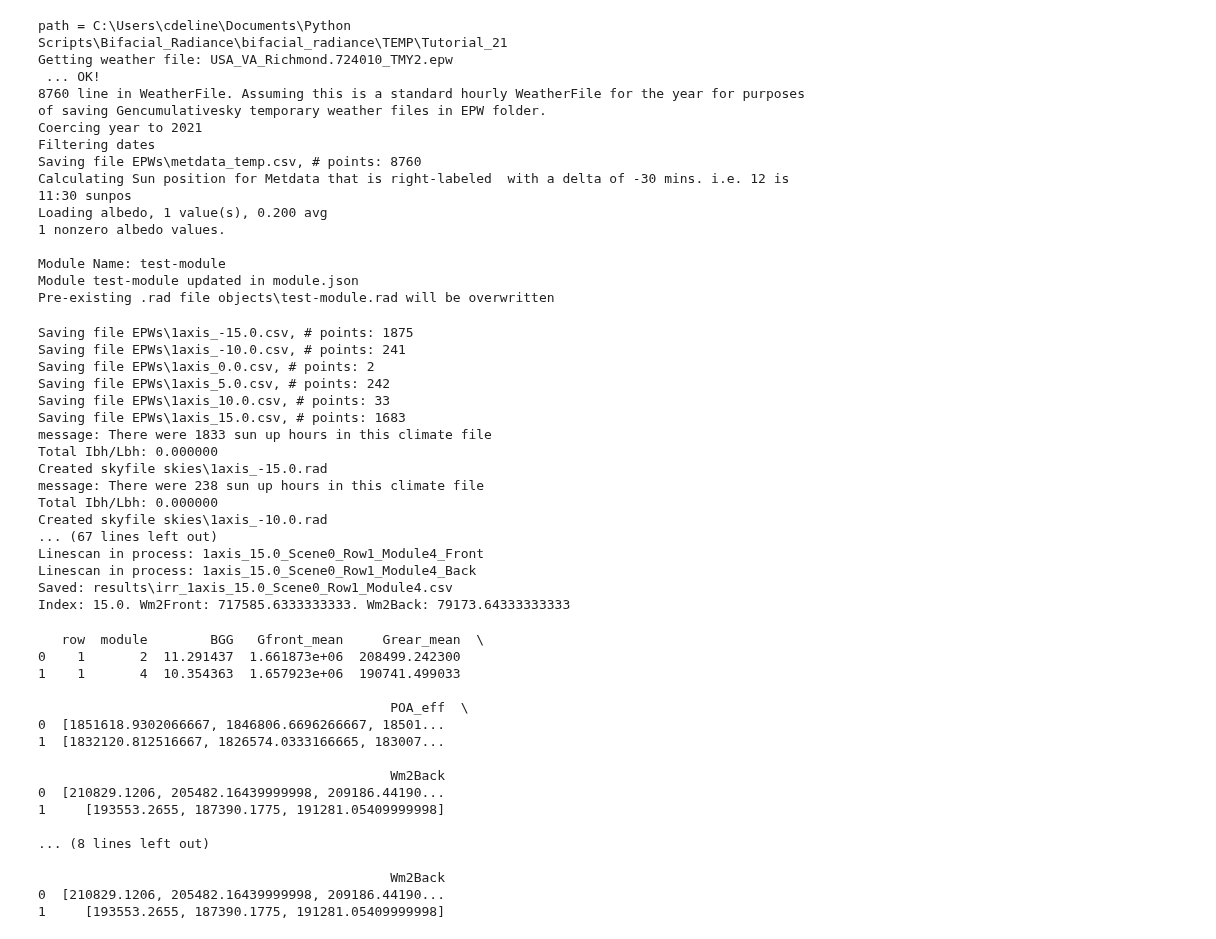
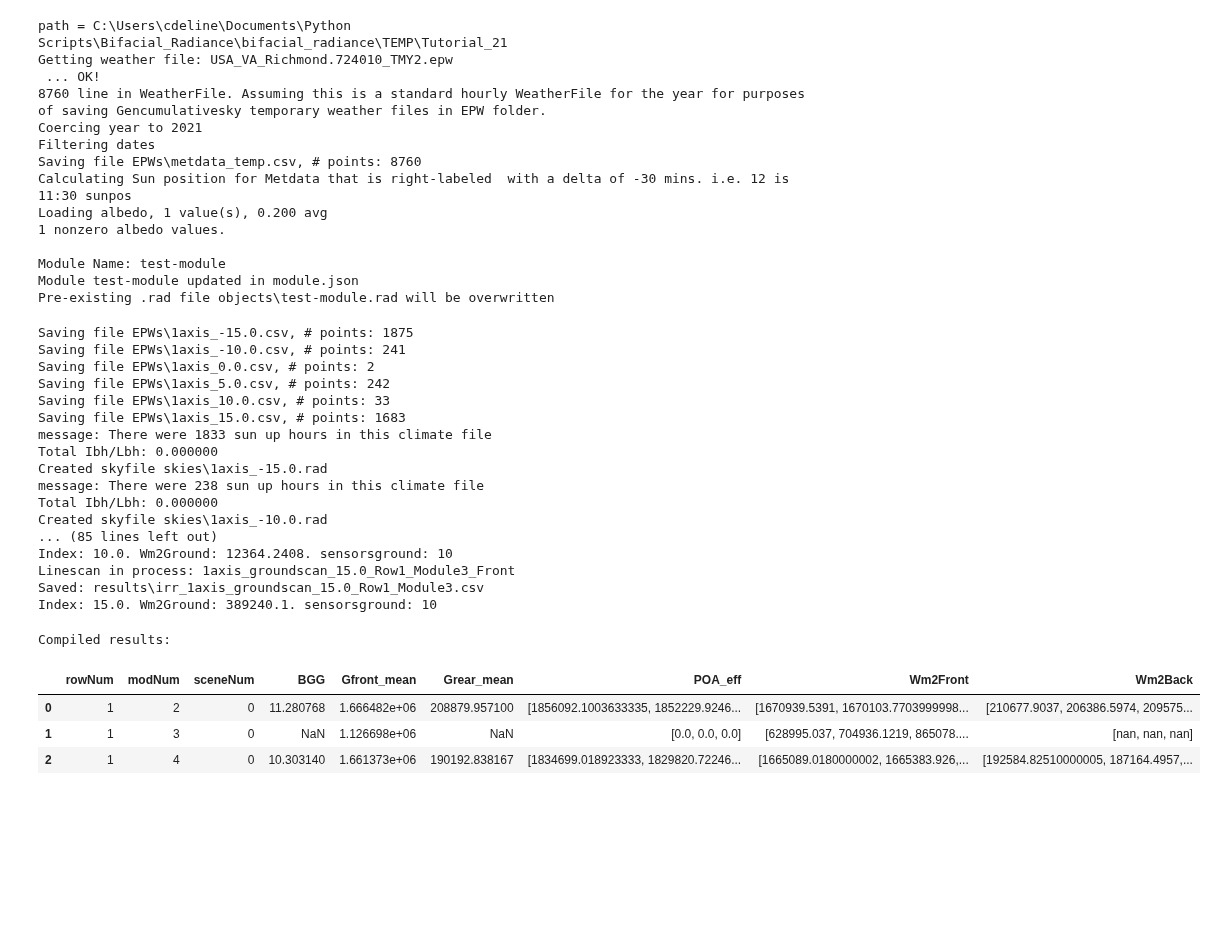
Before and after one commit to NREL/bifacial_radiance, a Jupyter notebook: docs/tutorials/21 - Weather to Module Performance.ipynb, the cells around one changed output. Drawn from its saved outputs; the diff is of its cells as text; code cells hidden in the pictures; blank space fills up the shorter version.

Commit message:
Big changes to performance._cleanDataFrameResults and performance.calculatePerformanceGencumsky. Cumulativesky module scans and ground scans are now working!

```diff
--- a/docs/tutorials/21 - Weather to Module Performance.ipynb
+++ b/docs/tutorials/21 - Weather to Module Performance.ipynb
@@ -227,6 +227,7 @@ trackerdict = demo.genCumSky1axis()
 trackerdict = demo.makeScene1axis(trackerdict, module = mymodule, sceneDict = sceneDict)
 trackerdict = demo.makeOct1axis()
 trackerdict = demo.analysis1axis(modWanted = [2,4], sensorsy=3)
+trackerdict = demo.analysis1axisground(sensorsground=10)
 # %% [output]
 Saving file EPWs\1axis_-15.0.csv, # points: 1875
 Saving file EPWs\1axis_-10.0.csv, # points: 241
@@ -240,31 +241,19 @@ Created skyfile skies\1axis_-15.0.rad
 message: There were 238 sun up hours in this climate file
 Total Ibh/Lbh: 0.000000
 Created skyfile skies\1axis_-10.0.rad
-... (67 lines left out)
-Linescan in process: 1axis_15.0_Scene0_Row1_Module4_Front
-Linescan in process: 1axis_15.0_Scene0_Row1_Module4_Back
-Saved: results\irr_1axis_15.0_Scene0_Row1_Module4.csv
-Index: 15.0. Wm2Front: 717585.6333333333. Wm2Back: 79173.64333333333
+... (85 lines left out)
+Index: 10.0. Wm2Ground: 12364.2408. sensorsground: 10
+Linescan in process: 1axis_groundscan_15.0_Row1_Module3_Front
+Saved: results\irr_1axis_groundscan_15.0_Row1_Module3.csv
+Index: 15.0. Wm2Ground: 389240.1. sensorsground: 10
 # %%
 results = demo.calculatePerformance1axis() # saves to demo.compiledResults and results/Cumulative_Results.csv
-print(results)
-print(f'\nCompiled results:\n{demo.compiledResults}')
+print('\nCompiled results:\n')
+display(demo.compiledResults)
 # %% [output]
-   row  module        BGG   Gfront_mean     Grear_mean  \
-0    1       2  11.291437  1.661873e+06  208499.242300
-1    1       4  10.354363  1.657923e+06  190741.499033
-
-                                             POA_eff  \
-0  [1851618.9302066667, 1846806.6696266667, 18501...
-1  [1832120.812516667, 1826574.0333166665, 183007...
-
-                                             Wm2Back
-0  [210829.1206, 205482.16439999998, 209186.44190...
-1     [193553.2655, 187390.1775, 191281.05409999998]
-
-... (8 lines left out)
-
-                                             Wm2Back
-0  [210829.1206, 205482.16439999998, 209186.44190...
-1     [193553.2655, 187390.1775, 191281.05409999998]
+Compiled results:
+|  | rowNum | modNum | sceneNum | BGG | Gfront_mean | Grear_mean | POA_eff | Wm2Front | Wm2Back |
+| 0 | 1 | 2 | 0 | 11.280768 | 1.666482e+06 | 208879.957100 | [1856092.1003633335, 1852229.9246... | [1670939.5391, 1670103.7703999998... | [210677.9037, 206386.5974, 209575... |
+| 1 | 1 | 3 | 0 | NaN | 1.126698e+06 | NaN | [0.0, 0.0, 0.0] | [628995.037, 704936.1219, 865078.... | [nan, nan, nan] |
+| 2 | 1 | 4 | 0 | 10.303140 | 1.661373e+06 | 190192.838167 | [1834699.018923333, 1829820.72246... | [1665089.0180000002, 1665383.926,... | [192584.82510000005, 187164.4957,... |
 # %%
```
Also changed, not shown: parts of 5 cells of this notebook, 4 other files.
